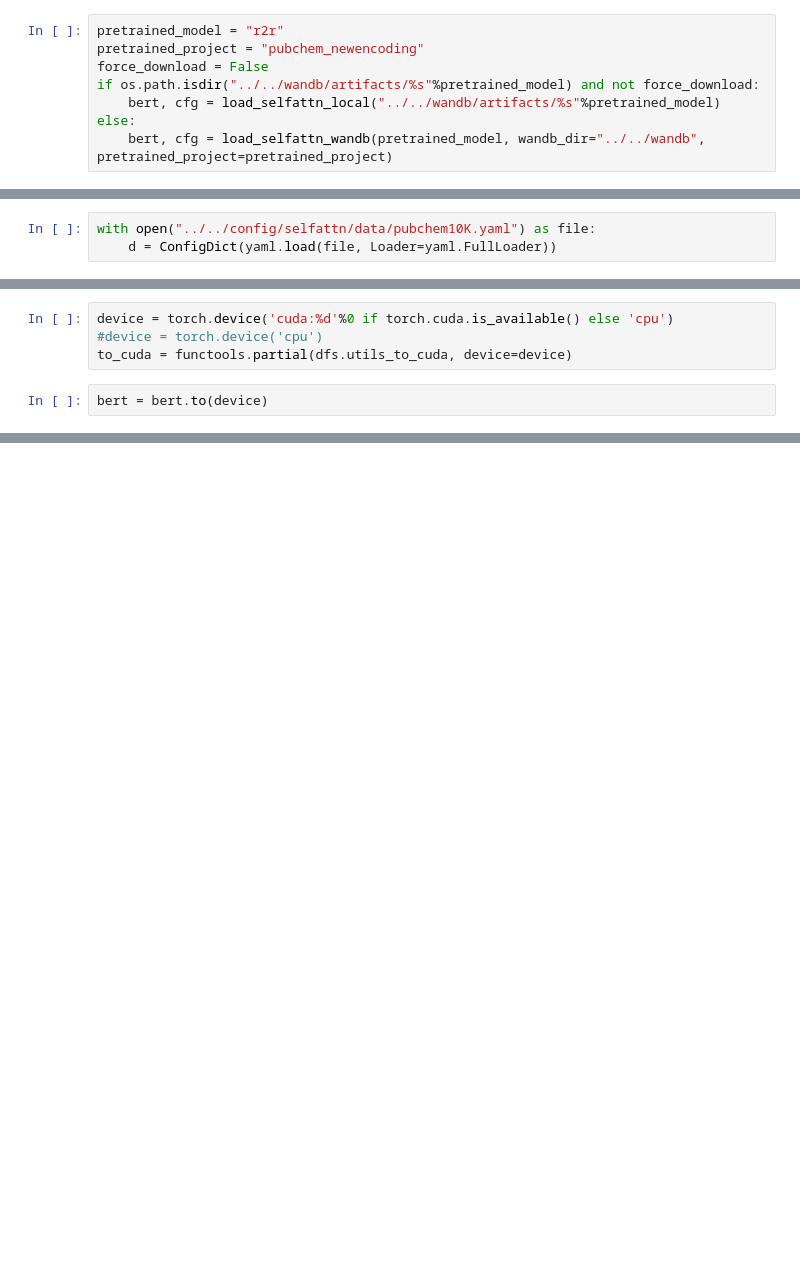
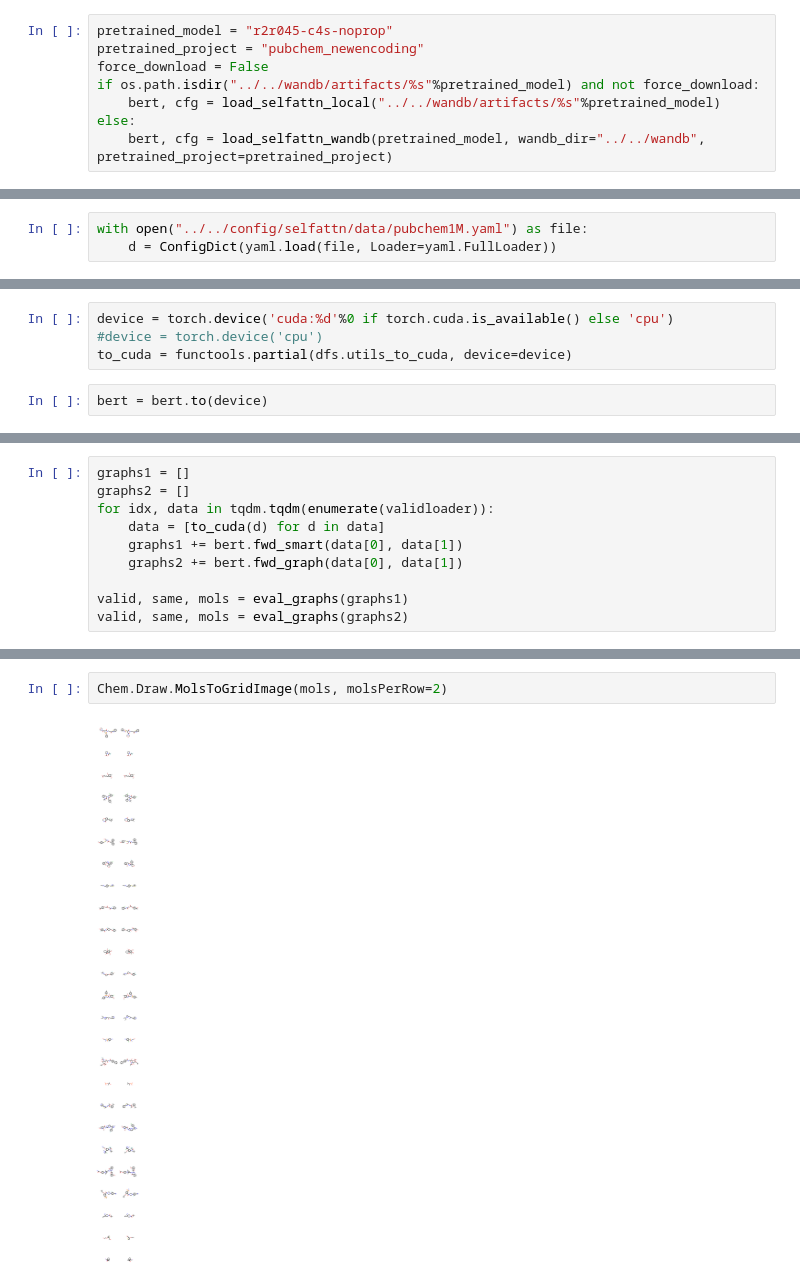
Before and after one commit to wendlerc/dfs-graph-transformer, a Jupyter notebook: notebooks/generative_modelling/Molecule Validity Evaluation.ipynb, the cells around one changed output, grey strips where cells are left out. Saved outputs shown, nothing was run; the diff lists cells and outputs as text; blank space fills up the shorter version.

```diff
--- a/notebooks/generative_modelling/Molecule Validity Evaluation.ipynb
+++ b/notebooks/generative_modelling/Molecule Validity Evaluation.ipynb
@@ -32,6 +32,6 @@ WARNING:root:No normalization for BCUT2D_MRLOW
 Using backend: pytorch
 # %%
-pretrained_model = "r2r"
+pretrained_model = "r2r045-c4s-noprop"
 pretrained_project = "pubchem_newencoding"
 force_download = False
 if os.path.isdir("../../wandb/artifacts/%s"%pretrained_model) and not force_download:
@@ -58,5 +41,5 @@ Synced noble-shape-27: https://wandb.ai/dfstransformer/pubchem_newencoding/runs/
 # %%
 bert = bert.eval()
 # %%
-with open("../../config/selfattn/data/pubchem10K.yaml") as file:
+with open("../../config/selfattn/data/pubchem1M.yaml") as file:
     d = ConfigDict(yaml.load(file, Loader=yaml.FullLoader))
@@ -165,0 +150,10 @@ valid, same, mols = eval_graphs(graphs)
+# %%
+graphs1 = []
+graphs2 = []
+for idx, data in tqdm.tqdm(enumerate(validloader)):
+    data = [to_cuda(d) for d in data]
+    graphs1 += bert.fwd_smart(data[0], data[1])
+    graphs2 += bert.fwd_graph(data[0], data[1])
+
+valid, same, mols = eval_graphs(graphs1)
+valid, same, mols = eval_graphs(graphs2)
@@ -165,0 +181,4 @@ valid, same, mols = eval_graphs(graphs)
+# %%
+Chem.Draw.MolsToGridImage(mols, molsPerRow=2)
+# %% [output]
+[figure, added]
```
Also changed, not shown: parts of 30 cells of this notebook, 5 other files.
